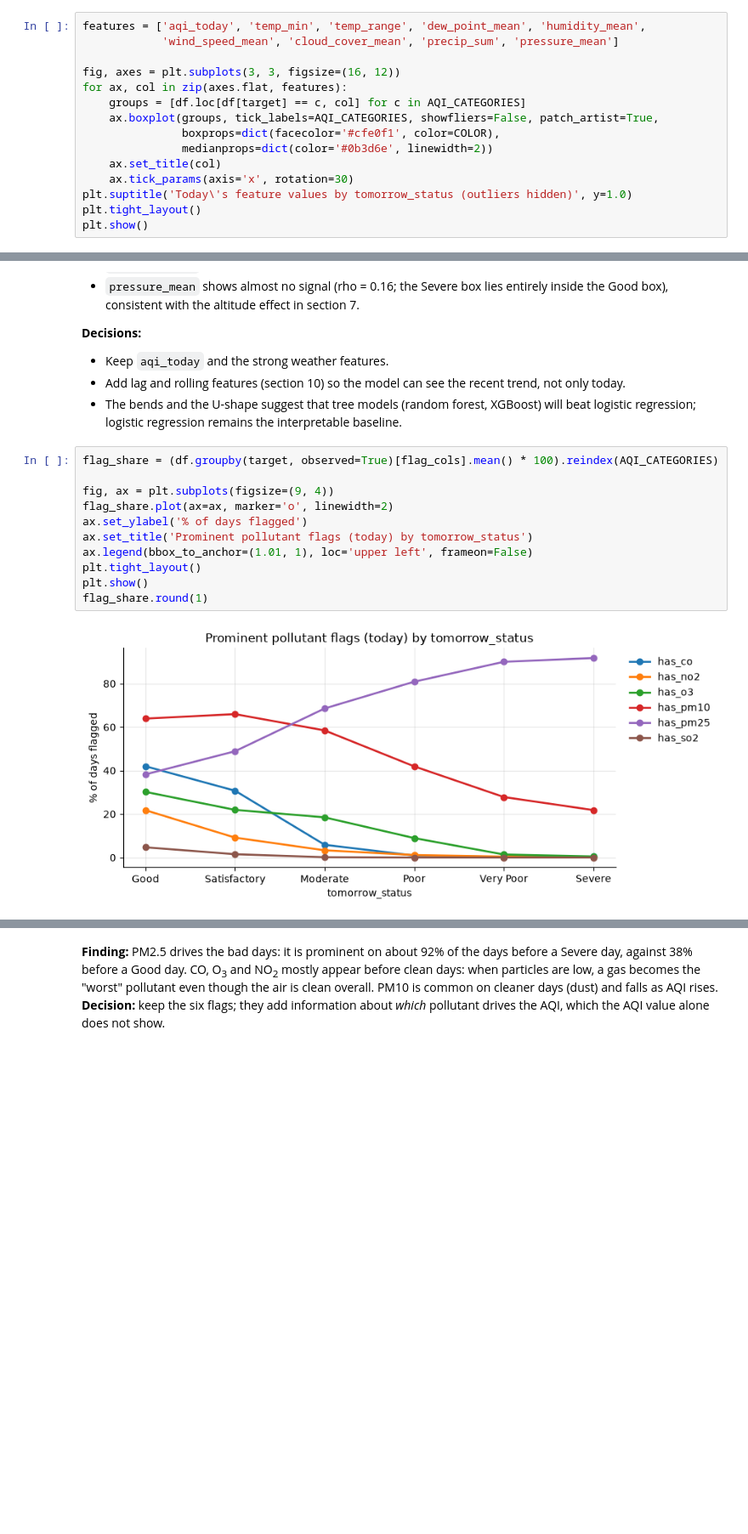
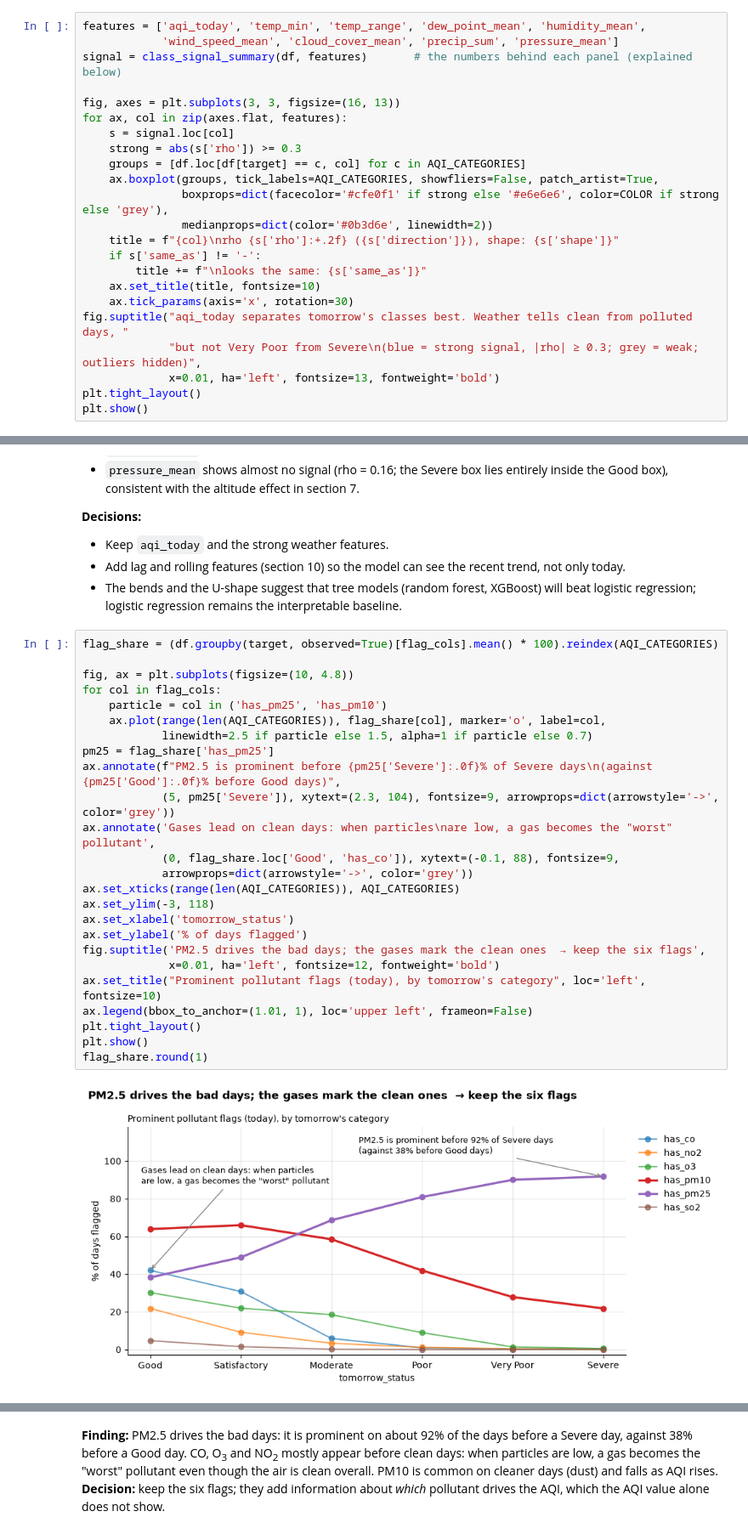
Before and after one commit to shohbitgupta/aqi_forcasting, a Jupyter notebook: notebooks/eda.ipynb, the cells around one changed output, grey strips where cells are left out. Shown at 85% size. Saved outputs shown, nothing was run; the diff lists cells and outputs as text; blank space fills up the shorter version.

```diff
--- a/notebooks/eda.ipynb
+++ b/notebooks/eda.ipynb
@@ -459,16 +499,24 @@ A box plot per class shows how today's value of a feature relates to **tomorrow'
 # %%
 features = ['aqi_today', 'temp_min', 'temp_range', 'dew_point_mean', 'humidity_mean',
             'wind_speed_mean', 'cloud_cover_mean', 'precip_sum', 'pressure_mean']
+signal = class_signal_summary(df, features)       # the numbers behind each panel (explained below)
 
-fig, axes = plt.subplots(3, 3, figsize=(16, 12))
+fig, axes = plt.subplots(3, 3, figsize=(16, 13))
 for ax, col in zip(axes.flat, features):
+    s = signal.loc[col]
+    strong = abs(s['rho']) >= 0.3
     groups = [df.loc[df[target] == c, col] for c in AQI_CATEGORIES]
     ax.boxplot(groups, tick_labels=AQI_CATEGORIES, showfliers=False, patch_artist=True,
-               boxprops=dict(facecolor='#cfe0f1', color=COLOR),
+               boxprops=dict(facecolor='#cfe0f1' if strong else '#e6e6e6', color=COLOR if strong else 'grey'),
                medianprops=dict(color='#0b3d6e', linewidth=2))
-    ax.set_title(col)
+    title = f"{col}\nrho {s['rho']:+.2f} ({s['direction']}), shape: {s['shape']}"
+    if s['same_as'] != '-':
+        title += f"\nlooks the same: {s['same_as']}"
+    ax.set_title(title, fontsize=10)
     ax.tick_params(axis='x', rotation=30)
-plt.suptitle('Today\'s feature values by tomorrow_status (outliers hidden)', y=1.0)
+fig.suptitle("aqi_today separates tomorrow's classes best. Weather tells clean from polluted days, "
+             "but not Very Poor from Severe\n(blue = strong signal, |rho| ≥ 0.3; grey = weak; outliers hidden)",
+             x=0.01, ha='left', fontsize=13, fontweight='bold')
 plt.tight_layout()
 plt.show()
 # %% [output]
@@ -531,16 +579,30 @@ class_box_stats(df, ['aqi_today', 'temp_min'])
 # %%
 flag_share = (df.groupby(target, observed=True)[flag_cols].mean() * 100).reindex(AQI_CATEGORIES)
 
-fig, ax = plt.subplots(figsize=(9, 4))
-flag_share.plot(ax=ax, marker='o', linewidth=2)
+fig, ax = plt.subplots(figsize=(10, 4.8))
+for col in flag_cols:
+    particle = col in ('has_pm25', 'has_pm10')
+    ax.plot(range(len(AQI_CATEGORIES)), flag_share[col], marker='o', label=col,
+            linewidth=2.5 if particle else 1.5, alpha=1 if particle else 0.7)
+pm25 = flag_share['has_pm25']
+ax.annotate(f"PM2.5 is prominent before {pm25['Severe']:.0f}% of Severe days\n(against {pm25['Good']:.0f}% before Good days)",
+            (5, pm25['Severe']), xytext=(2.3, 104), fontsize=9, arrowprops=dict(arrowstyle='->', color='grey'))
+ax.annotate('Gases lead on clean days: when particles\nare low, a gas becomes the "worst" pollutant',
+            (0, flag_share.loc['Good', 'has_co']), xytext=(-0.1, 88), fontsize=9,
+            arrowprops=dict(arrowstyle='->', color='grey'))
+ax.set_xticks(range(len(AQI_CATEGORIES)), AQI_CATEGORIES)
+ax.set_ylim(-3, 118)
+ax.set_xlabel('tomorrow_status')
 ax.set_ylabel('% of days flagged')
-ax.set_title('Prominent pollutant flags (today) by tomorrow_status')
+fig.suptitle('PM2.5 drives the bad days; the gases mark the clean ones  → keep the six flags',
+             x=0.01, ha='left', fontsize=12, fontweight='bold')
+ax.set_title("Prominent pollutant flags (today), by tomorrow's category", loc='left', fontsize=10)
 ax.legend(bbox_to_anchor=(1.01, 1), loc='upper left', frameon=False)
 plt.tight_layout()
 plt.show()
 flag_share.round(1)
 # %% [output]
-[figure, old version]
+[figure, new version]
 |  | has_co | has_no2 | has_o3 | has_pm10 | has_pm25 | has_so2 |
 | tomorrow_status |  |  |  |  |  |  |
 | Good | 42.0 | 21.8 | 30.2 | 63.9 | 38.2 | 4.7 |
```
Also changed, not shown: parts of 11 cells of this notebook, 53 other files.
